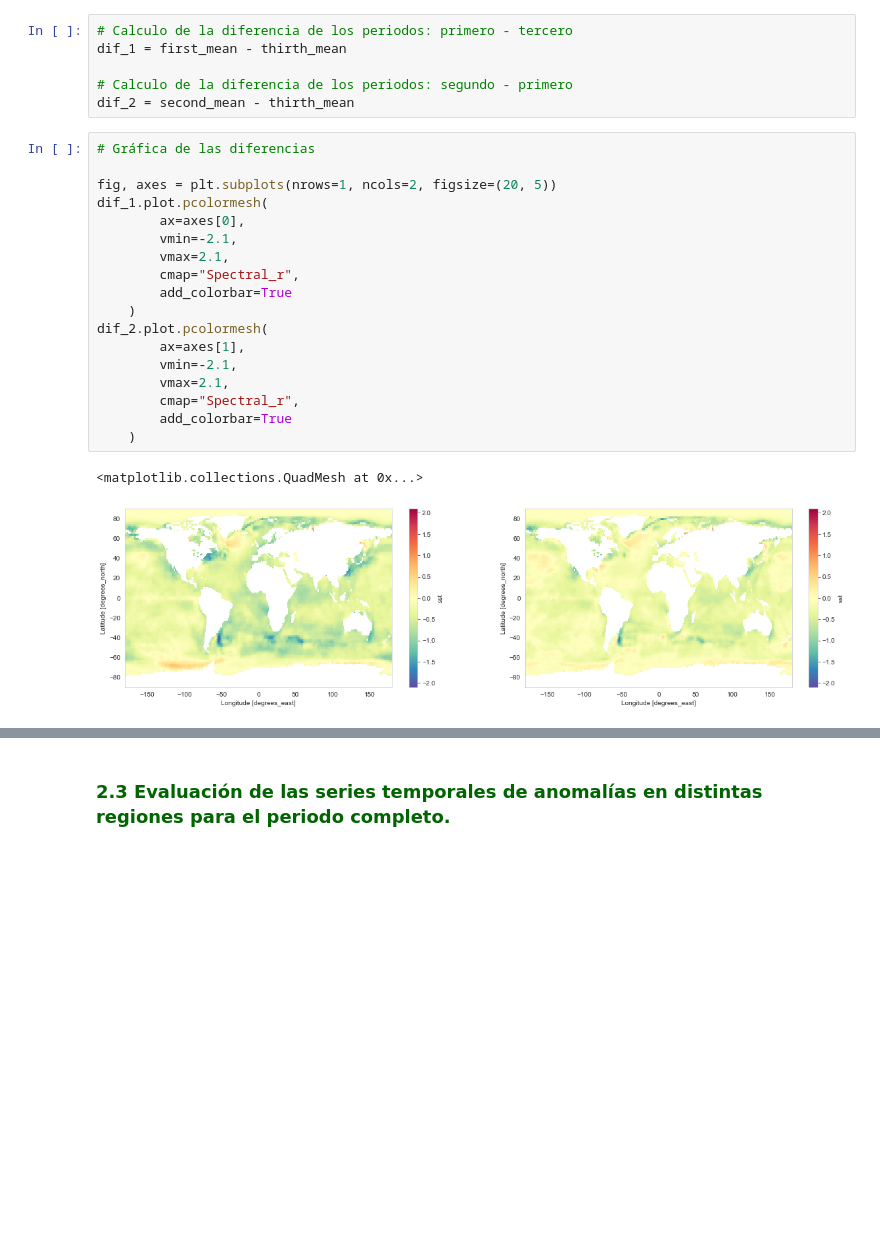
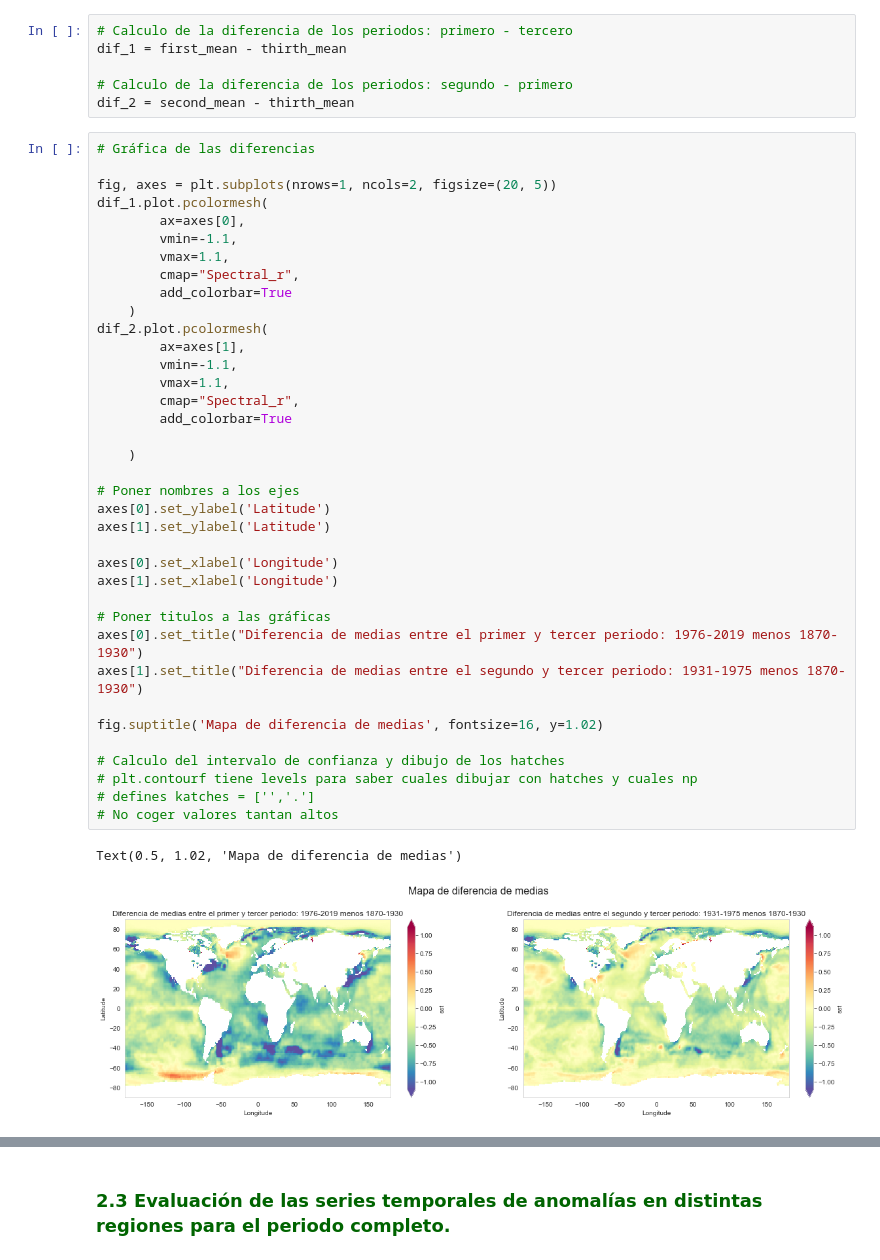
Before and after one commit to nagoremeabe/primera_practica_analisis, a Jupyter notebook: ejercicio_1.ipynb, the cells around one changed output, grey strips where cells are left out. Saved outputs shown, nothing was run; the diff lists cells and outputs as text; blank space fills up the shorter version.

```diff
--- a/ejercicio_1.ipynb
+++ b/ejercicio_1.ipynb
@@ -806,24 +799,43 @@ dif_1 = first_mean - thirth_mean
 
 # Calculo de la diferencia de los periodos: segundo - primero
 dif_2 = second_mean - thirth_mean
-# %%
-# Gráfica de las diferencias
-
-fig, axes = plt.subplots(nrows=1, ncols=2, figsize=(20, 5))
-dif_1.plot.pcolormesh(
-        ax=axes[0],
-        vmin=-2.1,
-        vmax=2.1,
-        cmap="Spectral_r",
-        add_colorbar=True
-    )
-dif_2.plot.pcolormesh(
-        ax=axes[1],
-        vmin=-2.1,
-        vmax=2.1,
-        cmap="Spectral_r",
-        add_colorbar=True
-    )
-# %% [output]
-<matplotlib.collections.QuadMesh at 0x...>
-[figure, removed]
+# %%
+# Gráfica de las diferencias
+
+fig, axes = plt.subplots(nrows=1, ncols=2, figsize=(20, 5))
+dif_1.plot.pcolormesh(
+        ax=axes[0],
+        vmin=-1.1,
+        vmax=1.1,
+        cmap="Spectral_r",
+        add_colorbar=True
+    )
+dif_2.plot.pcolormesh(
+        ax=axes[1],
+        vmin=-1.1,
+        vmax=1.1,
+        cmap="Spectral_r",
+        add_colorbar=True
+
+    )
+
+# Poner nombres a los ejes
+axes[0].set_ylabel('Latitude')
+axes[1].set_ylabel('Latitude')
+
+axes[0].set_xlabel('Longitude')
+axes[1].set_xlabel('Longitude')
+
+# Poner titulos a las gráficas
+axes[0].set_title("Diferencia de medias entre el primer y tercer periodo: 1976-2019 menos 1870-1930")
+axes[1].set_title("Diferencia de medias entre el segundo y tercer periodo: 1931-1975 menos 1870-1930")
+
+fig.suptitle('Mapa de diferencia de medias', fontsize=16, y=1.02)
+
+# Calculo del intervalo de confianza y dibujo de los hatches
+# plt.contourf tiene levels para saber cuales dibujar con hatches y cuales np
+# defines katches = ['','.']
+# No coger valores tantan altos
+# %% [output]
+Text(0.5, 1.02, 'Mapa de diferencia de medias')
+[figure, added]
```
Also changed, not shown: parts of 5 cells of this notebook.
